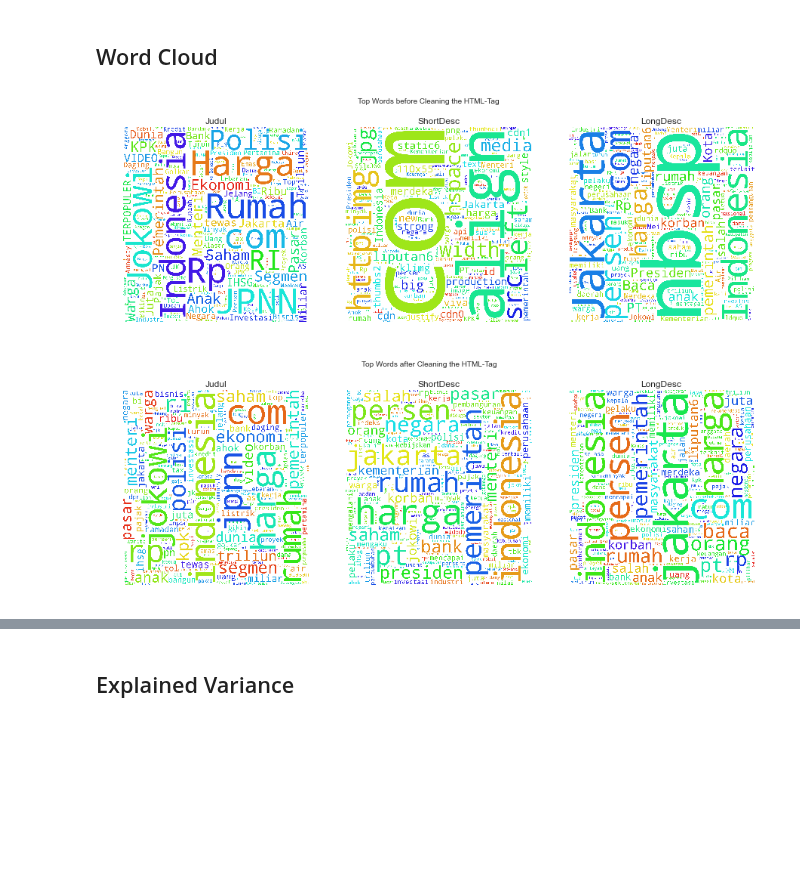
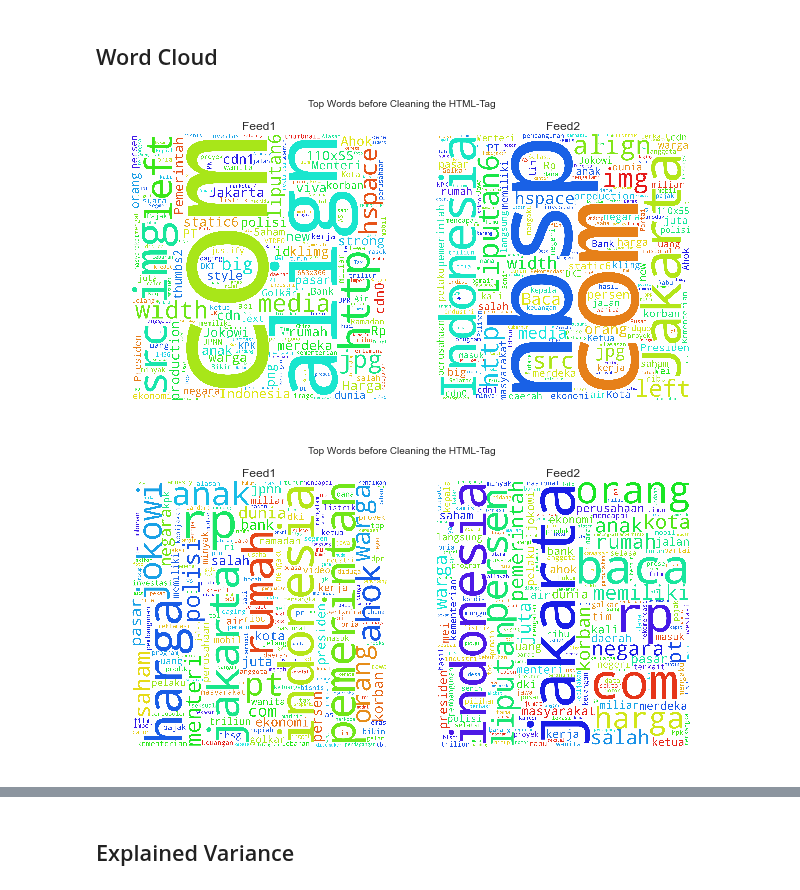
Before and after one commit to blankon123/news-classifier-Bahasa-Indonesia-, a Jupyter notebook: Skripsi Notebook pt.1 (Description).ipynb, the cells around one changed output, grey strips where cells are left out. Saved outputs shown, nothing was run; the diff lists cells and outputs as text; code cells hidden in the pictures; blank space fills up the shorter version.

```diff
--- a/Skripsi Notebook pt.1 (Description).ipynb
+++ b/Skripsi Notebook pt.1 (Description).ipynb
@@ -169,10 +550,10 @@ crawlIndicator.describe()
 # %%
 import matplotlib.pyplot as plt
 
-fig, ax = plt.subplots(ncols=2,figsize=(16,8))
+fig, ax = plt.subplots(nrows=2,figsize=(16,16))
 
-sns.boxplot(DATA_ANALSISIS_crawl.crawlMem, orient = 'v',ax=ax[0])
-sns.boxplot(DATA_ANALSISIS_crawl[DATA_ANALSISIS_crawl.crawlTime < 20].crawlTime, orient = 'v', ax=ax[1])
+sns.boxplot(DA5.crawlMem, orient = 'h',ax=ax[0])
+sns.boxplot(DA5[DA5.crawlTime < 20].crawlTime, orient = 'h', ax=ax[1])
 
 plt.show()
 # %% [output]
@@ -420,4 +758,10 @@ def tableTop10(a,b,c):
     return top_word
+# %%
+DATA_FEED1 = DATA_JUDUL+' '+DATA_SHORT
+DATA_FEED2 = DATA_JUDUL+' '+DATA_LONG+' '+DATA_SHORT
+
+DATA_FEED1Striped = DATA_JUDULStriped+' '+DATA_SHORTStriped
+DATA_FEED2Striped = DATA_JUDULStriped+' '+DATA_LONGStriped+' '+DATA_SHORTStriped
 # %% [markdown]
 ## Top 10
 # %%
@@ -474,53 +824,42 @@ top_wordBerita
 import matplotlib.pyplot as plt
 from wordcloud import WordCloud
 
-def word3Cloud(a,b,c,title):
-    fig, axes = plt.subplots(ncols=3,figsize=(15,5))
+def word3Cloud(a,b,title):
+    fig, axes = plt.subplots(ncols=2,figsize=(10,5))
 
     # join tweets to a single string
-    judulWord = ' '.join(a)
-    shortWord = ' '.join(b)
-    longWord = ' '.join(c)
+    aWord = ' '.join(a)
+    bWord = ' '.join(b)
 
     judulCloud = WordCloud(background_color='white',stopwords=stopwords,
                           width=4000,
                           height=4200
-                         ).generate(judulWord)
+                         ).generate(aWord)
     shortCloud = WordCloud(background_color='white',stopwords=stopwords,
                           width=4000,
                           height=4200
-                         ).generate(shortWord)
-    longCloud = WordCloud(background_color='white',stopwords=stopwords,
-                          width=4000,
-                          height=4200
-                         ).generate(longWord)
+                         ).generate(bWord)
 
     axes[0].imshow(judulCloud)
     axes[0].axis('off')
-    axes[0].set_title('Judul')
+    axes[0].set_title('Feed1')
 
     axes[1].imshow(shortCloud)
     axes[1].axis('off')
-    axes[1].set_title('ShortDesc')
-
-    axes[2].imshow(longCloud)
-    axes[2].axis('off')
-    axes[2].set_title('LongDesc')
+    axes[1].set_title('Feed2')
 
     fig.suptitle(title)
     fig.savefig('img/'+title+'.png', dpi=300)
     fig.show()
 # %%
-word3Cloud(DATA_JUDUL,
-           DATA_SHORT,
-           DATA_LONG,
+word3Cloud(DATA_FEED1,
+           DATA_FEED2,
            'Top Words before Cleaning the HTML-Tag')
 # %% [output]
-[figure, old version]
+[figure, new version]
 # %%
-word3Cloud(DATA_JUDULStriped,
-           DATA_SHORTStriped,
-           DATA_LONGStriped,
-           'Top Words after Cleaning the HTML-Tag')
+word3Cloud(DATA_FEED1Striped,
+           DATA_FEED2Striped,
+           'Top Words before Cleaning the HTML-Tag')
 # %% [output]
-[figure, old version]
+[figure, new version]
```
Also changed, not shown: parts of 62 cells of this notebook, 11 other files.
